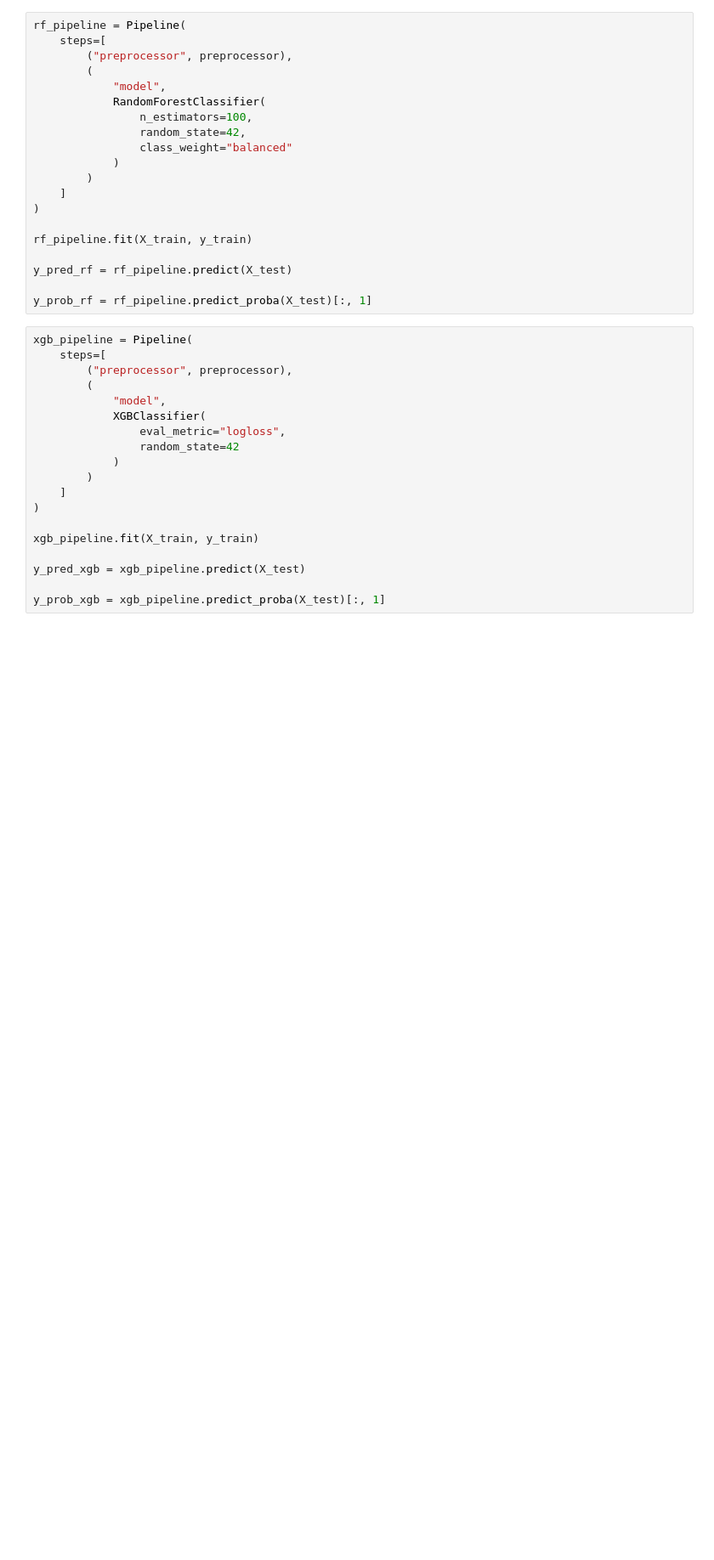
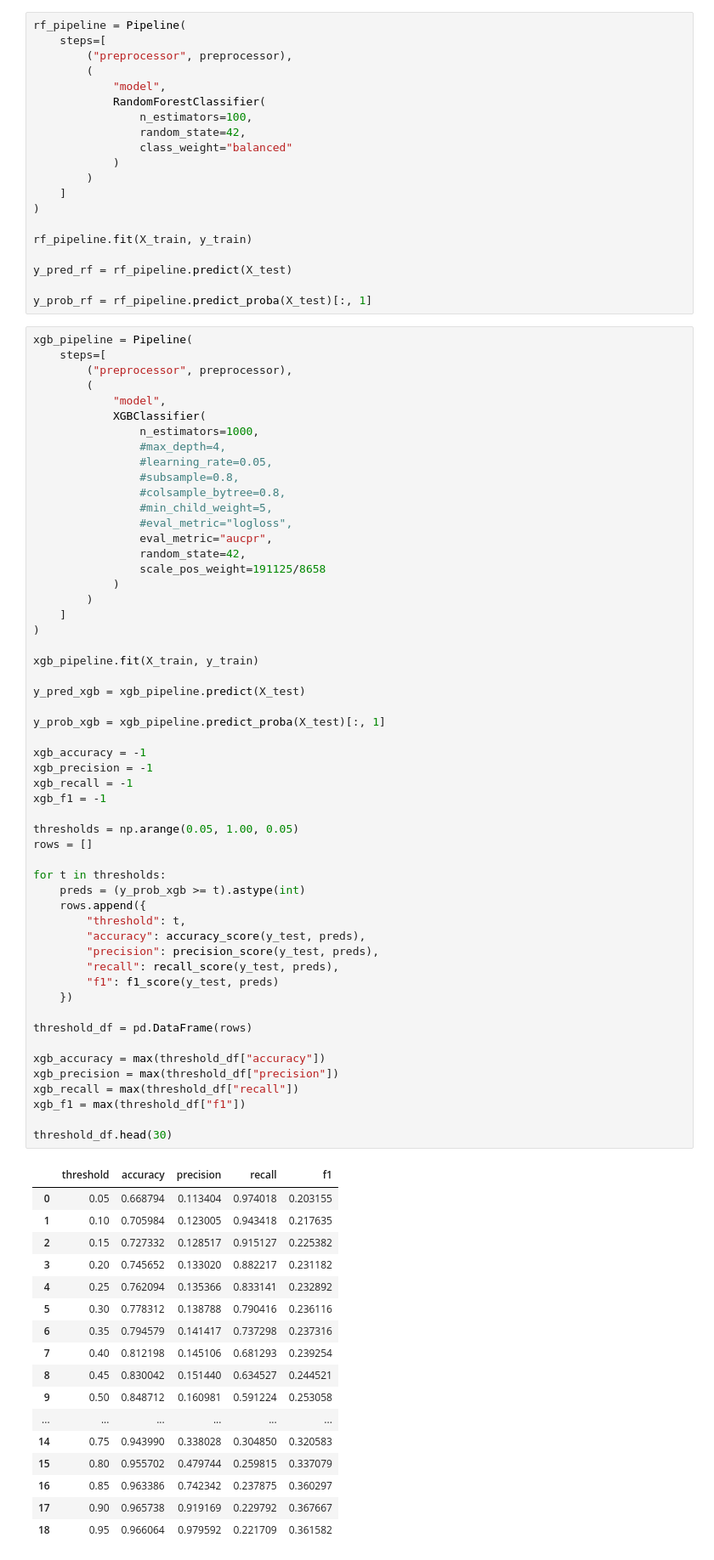
Before and after one commit to AnotherMale/clinical-outcome-prediction, a Jupyter notebook: notebooks/modelTraining.ipynb, the cells around one changed output. Shown at 85% size. Cells and saved outputs as stored; diff of their text form; blank space fills up the shorter version.

```diff
--- a/notebooks/modelTraining.ipynb
+++ b/notebooks/modelTraining.ipynb
@@ -129,19 +186,72 @@ y_prob_rf = rf_pipeline.predict_proba(X_test)[:, 1]
 # %%
 xgb_pipeline = Pipeline(
     steps=[
         ("preprocessor", preprocessor),
         (
             "model",
             XGBClassifier(
-                eval_metric="logloss",
-                random_state=42
+                n_estimators=1000,
+                #max_depth=4,
+                #learning_rate=0.05,
+                #subsample=0.8,
+                #colsample_bytree=0.8,
+                #min_child_weight=5,
+                #eval_metric="logloss",
+                eval_metric="aucpr",
+                random_state=42,
+                scale_pos_weight=191125/8658
             )
         )
     ]
 )
 
 xgb_pipeline.fit(X_train, y_train)
 
 y_pred_xgb = xgb_pipeline.predict(X_test)
 
 y_prob_xgb = xgb_pipeline.predict_proba(X_test)[:, 1]
+
+xgb_accuracy = -1
+xgb_precision = -1
+xgb_recall = -1
+xgb_f1 = -1
+
+thresholds = np.arange(0.05, 1.00, 0.05)
+rows = []
+
+for t in thresholds:
+    preds = (y_prob_xgb >= t).astype(int)
+    rows.append({
+        "threshold": t,
+        "accuracy": accuracy_score(y_test, preds),
+        "precision": precision_score(y_test, preds),
+        "recall": recall_score(y_test, preds),
+        "f1": f1_score(y_test, preds)
+    })
+
+threshold_df = pd.DataFrame(rows)
+
+xgb_accuracy = max(threshold_df["accuracy"])
+xgb_precision = max(threshold_df["precision"])
+xgb_recall = max(threshold_df["recall"])
+xgb_f1 = max(threshold_df["f1"])
+
+threshold_df.head(30)
+# %% [output]
+|  | threshold | accuracy | precision | recall | f1 |
+| 0 | 0.05 | 0.668794 | 0.113404 | 0.974018 | 0.203155 |
+| 1 | 0.10 | 0.705984 | 0.123005 | 0.943418 | 0.217635 |
+| 2 | 0.15 | 0.727332 | 0.128517 | 0.915127 | 0.225382 |
+| 3 | 0.20 | 0.745652 | 0.133020 | 0.882217 | 0.231182 |
+| 4 | 0.25 | 0.762094 | 0.135366 | 0.833141 | 0.232892 |
+| 5 | 0.30 | 0.778312 | 0.138788 | 0.790416 | 0.236116 |
+| 6 | 0.35 | 0.794579 | 0.141417 | 0.737298 | 0.237316 |
+| 7 | 0.40 | 0.812198 | 0.145106 | 0.681293 | 0.239254 |
+| 8 | 0.45 | 0.830042 | 0.151440 | 0.634527 | 0.244521 |
+| 9 | 0.50 | 0.848712 | 0.160981 | 0.591224 | 0.253058 |
+| ... | ... | ... | ... | ... | ... |
+| 14 | 0.75 | 0.943990 | 0.338028 | 0.304850 | 0.320583 |
+| 15 | 0.80 | 0.955702 | 0.479744 | 0.259815 | 0.337079 |
+| 16 | 0.85 | 0.963386 | 0.742342 | 0.237875 | 0.360297 |
+| 17 | 0.90 | 0.965738 | 0.919169 | 0.229792 | 0.367667 |
+| 18 | 0.95 | 0.966064 | 0.979592 | 0.221709 | 0.361582 |
```
Also changed, not shown: parts of 12 cells of this notebook, 12 other files.
